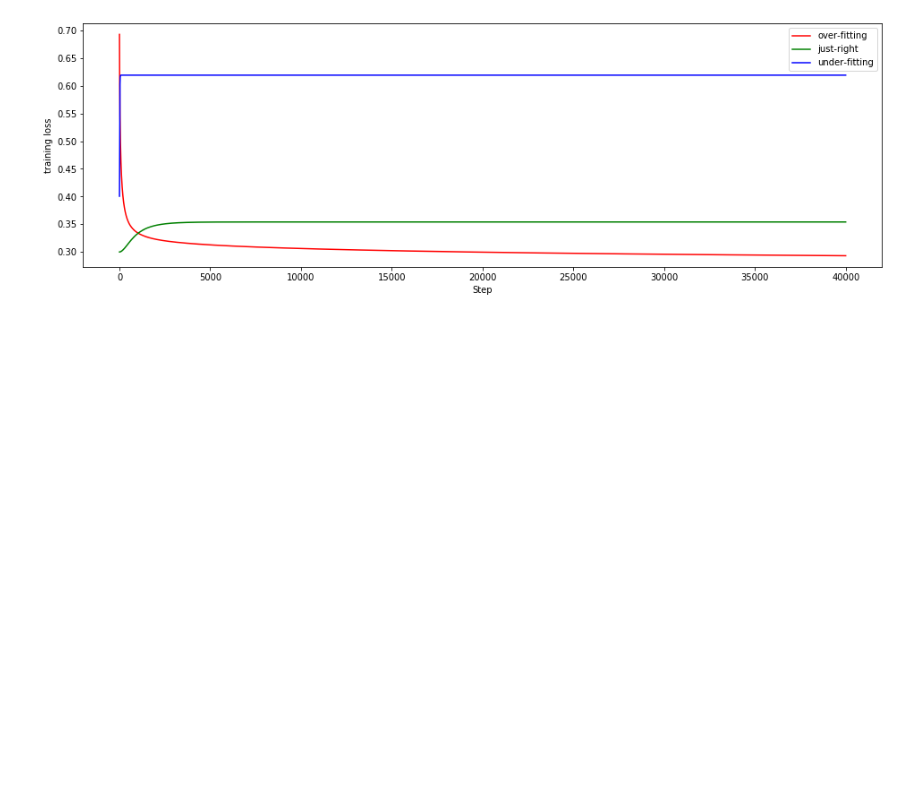
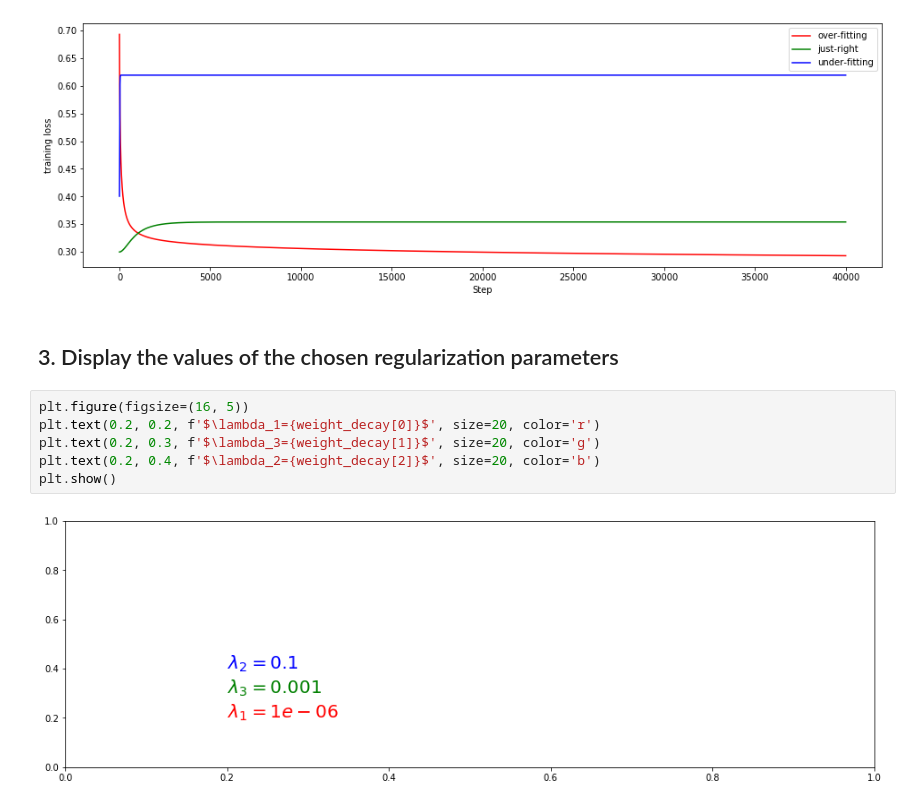
Before and after one commit to wonbeomjang/CAU54161-Machine-learning-class, a Jupyter notebook: Assignment_07/Assignment_07.ipynb, the cells around one changed output. Saved outputs shown, nothing was run; the diff lists cells and outputs as text; blank space fills up the shorter version.

Commit message:
Display the values of the chosen regularization parameters

```diff
--- a/Assignment_07/Assignment_07.ipynb
+++ b/Assignment_07/Assignment_07.ipynb
@@ -111,3 +111,13 @@ plt.legend(loc='upper right')
 plt.show()
 # %% [output]
 [figure]
+# %% [markdown]
+## 3. Display the values of the chosen regularization parameters
+# %%
+plt.figure(figsize=(16, 5))
+plt.text(0.2, 0.2, f'$\lambda_1={weight_decay[0]}$', size=20, color='r')
+plt.text(0.2, 0.3, f'$\lambda_3={weight_decay[1]}$', size=20, color='g')
+plt.text(0.2, 0.4, f'$\lambda_2={weight_decay[2]}$', size=20, color='b')
+plt.show()
+# %% [output]
+[figure, added]
```
